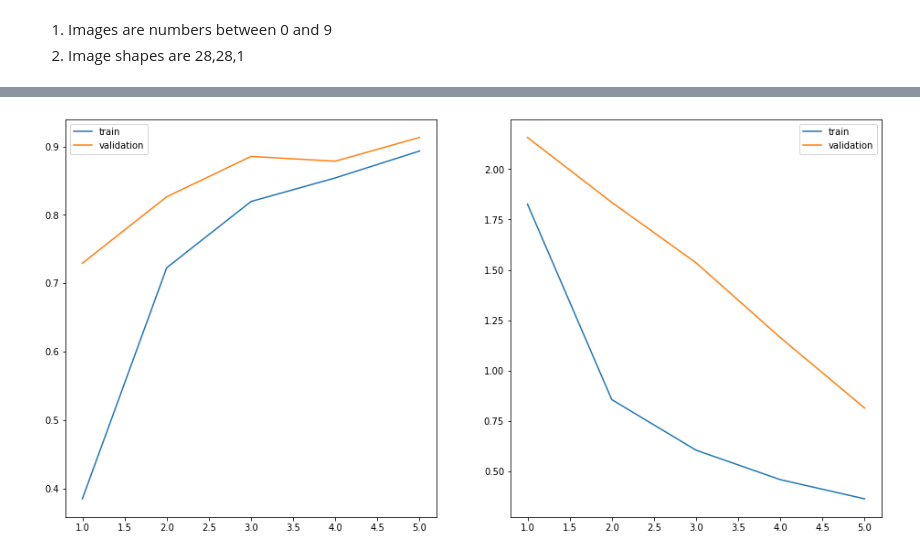
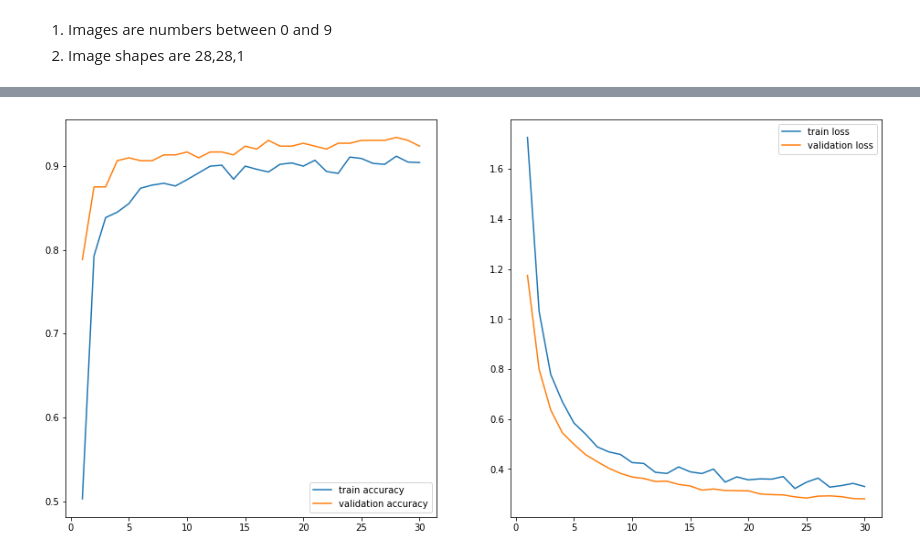
Before and after one commit to ngcheeyuan/Tensorflow-Certification-Practice, a Jupyter notebook: MNIST.ipynb, the cells around one changed output, grey strips where cells are left out. Drawn from its saved outputs; the diff is of its cells as text; code cells hidden in the pictures.

```diff
--- a/MNIST.ipynb
+++ b/MNIST.ipynb
@@ -58,4 +61,19 @@ for index , image in enumerate(examples,1):
 # %% [markdown]
 1. Images are numbers between 0 and 9
 2. Image shapes are 28,28,1
+# %%
+def plot_loss_curve(history):
+  history_df = pd.DataFrame(history.history)
+  history_df['epochs'] = range(1,len(history_df)+1)
+
+  plt.figure(figsize = (16,8))
+  plt.subplot(1,2,1)
+  plt.plot(history_df['epochs'] , history_df['accuracy'] , label = 'train accuracy')
+  plt.plot(history_df['epochs'] , history_df['val_accuracy'] , label = 'validation accuracy')
+  plt.legend()
+
+  plt.subplot(1,2,2)
+  plt.plot(history_df['epochs'] , history_df['loss'] , label = 'train loss')
+  plt.plot(history_df['epochs'] , history_df['val_loss'] , label = 'validation loss')
+  plt.legend()
 # %% [markdown]
@@ -76,10 +90,13 @@ model_0.compile(loss = tf.keras.losses.SparseCategoricalCrossentropy(),
                 metrics = ['accuracy'],
                 run_eagerly = True)
 # %%
-history = model_0.fit(train_ds,
+FILEPATH = 'saved_model/checkpoint'
+history_0 = model_0.fit(train_ds,
                       steps_per_epoch = len(train_ds)//BATCH_SIZE,
-                      epochs = 5,
+                      epochs = 30,
                       validation_data = test_ds,
-                      validation_steps = len(test_ds)//BATCH_SIZE
+                      validation_steps = len(test_ds)//BATCH_SIZE,
+                      callbacks = [tf.keras.callbacks.ModelCheckpoint(FILEPATH,
+                                                                      save_best_only = True)]
                       )
 # %% [output]
@@ -96,19 +121,4 @@ Epoch 5/5
-# %%
-def plot_loss_curve(history):
-  history_df = pd.DataFrame(history.history)
-  history_df['epochs'] = range(1,len(history_df)+1)
-
-  plt.figure(figsize = (16,8))
-  plt.subplot(1,2,1)
-  plt.plot(history_df['epochs'] , history_df['accuracy'] , label = 'train')
-  plt.plot(history_df['epochs'] , history_df['val_accuracy'] , label = 'validation')
-  plt.legend()
-
-  plt.subplot(1,2,2)
-  plt.plot(history_df['epochs'] , history_df['loss'] , label = 'train')
-  plt.plot(history_df['epochs'] , history_df['val_loss'] , label = 'validation')
-  plt.legend()
 # %%
-plot_loss_curve(history)
+plot_loss_curve(history_0)
 # %% [output]
-[figure, old version]
+[figure, new version]
```
Also changed, not shown: parts of 25 cells of this notebook.
